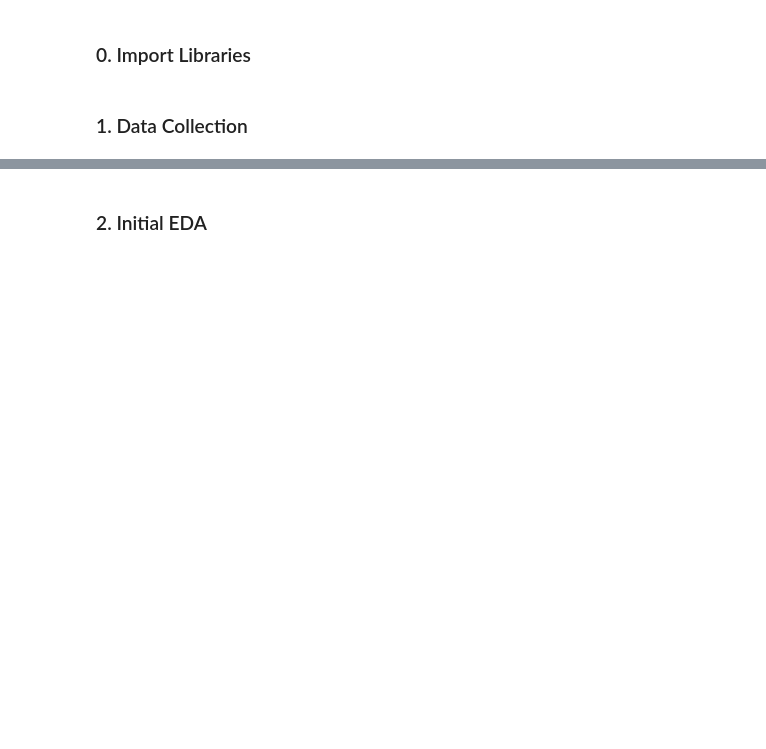
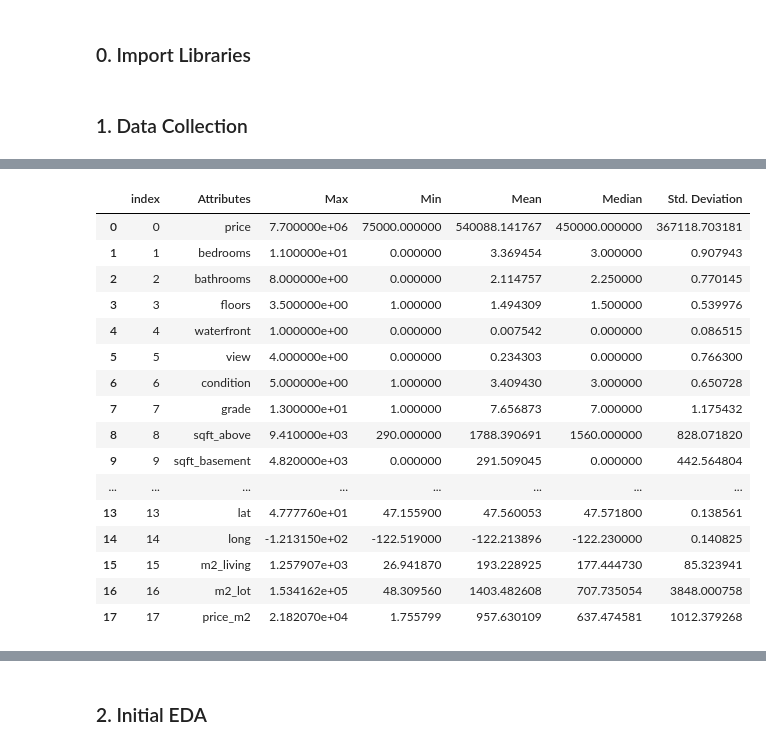
Before and after one commit to renatond/KC_House_Pricing, a Jupyter notebook: kc_house_prices.ipynb, the cells around one changed output, grey strips where cells are left out. Cells and saved outputs as stored; diff of their text form; code cells hidden in the pictures; blank space fills up the shorter version.

```diff
--- a/kc_house_prices.ipynb
+++ b/kc_house_prices.ipynb
@@ -17,0 +68,15 @@ data = pd.read_csv('Datasets/kc_house_data.csv')
+# %%
+num_attributes = data.select_dtypes(include=['int64', 'float64'])
+num_attributes = num_attributes.drop('id', axis=1)
+mean_ = pd.DataFrame(num_attributes.apply(np.mean))
+median_ = pd.DataFrame(num_attributes.apply(np.median))
+std_ = pd.DataFrame(num_attributes.apply(np.std))
+
+max_ = pd.DataFrame(num_attributes.apply(np.max))
+min_ = pd.DataFrame(num_attributes.apply(np.min))
+
+descriptive_stats = pd.concat(
+    [max_, min_, mean_, median_, std_], axis=1).reset_index()
+# %%
+descriptive_stats.columns = ['Attributes', 'Max',
+                             'Min', 'Mean', 'Median', 'Std. Deviation']
@@ -17,0 +103,21 @@ data = pd.read_csv('Datasets/kc_house_data.csv')
+# %%
+descriptive_stats = descriptive_stats.iloc[:18]
+descriptive_stats.reset_index()
+# %% [output]
+|  | index | Attributes | Max | Min | Mean | Median | Std. Deviation |
+| 0 | 0 | price | 7.700000e+06 | 75000.000000 | 540088.141767 | 450000.000000 | 367118.703181 |
+| 1 | 1 | bedrooms | 1.100000e+01 | 0.000000 | 3.369454 | 3.000000 | 0.907943 |
+| 2 | 2 | bathrooms | 8.000000e+00 | 0.000000 | 2.114757 | 2.250000 | 0.770145 |
+| 3 | 3 | floors | 3.500000e+00 | 1.000000 | 1.494309 | 1.500000 | 0.539976 |
+| 4 | 4 | waterfront | 1.000000e+00 | 0.000000 | 0.007542 | 0.000000 | 0.086515 |
+| 5 | 5 | view | 4.000000e+00 | 0.000000 | 0.234303 | 0.000000 | 0.766300 |
+| 6 | 6 | condition | 5.000000e+00 | 1.000000 | 3.409430 | 3.000000 | 0.650728 |
+| 7 | 7 | grade | 1.300000e+01 | 1.000000 | 7.656873 | 7.000000 | 1.175432 |
+| 8 | 8 | sqft_above | 9.410000e+03 | 290.000000 | 1788.390691 | 1560.000000 | 828.071820 |
+| 9 | 9 | sqft_basement | 4.820000e+03 | 0.000000 | 291.509045 | 0.000000 | 442.564804 |
+| ... | ... | ... | ... | ... | ... | ... | ... |
+| 13 | 13 | lat | 4.777760e+01 | 47.155900 | 47.560053 | 47.571800 | 0.138561 |
+| 14 | 14 | long | -1.213150e+02 | -122.519000 | -122.213896 | -122.230000 | 0.140825 |
+| 15 | 15 | m2_living | 1.257907e+03 | 26.941870 | 193.228925 | 177.444730 | 85.323941 |
+| 16 | 16 | m2_lot | 1.534162e+05 | 48.309560 | 1403.482608 | 707.735054 | 3848.000758 |
+| 17 | 17 | price_m2 | 2.182070e+04 | 1.755799 | 957.630109 | 637.474581 | 1012.379268 |
```
Also changed, not shown: parts of 29 cells of this notebook, 20 other files.
